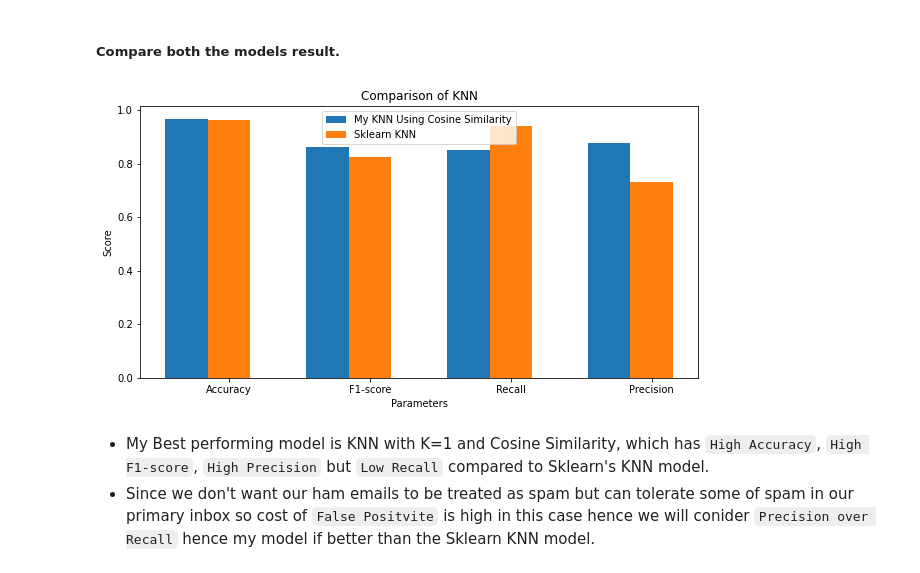
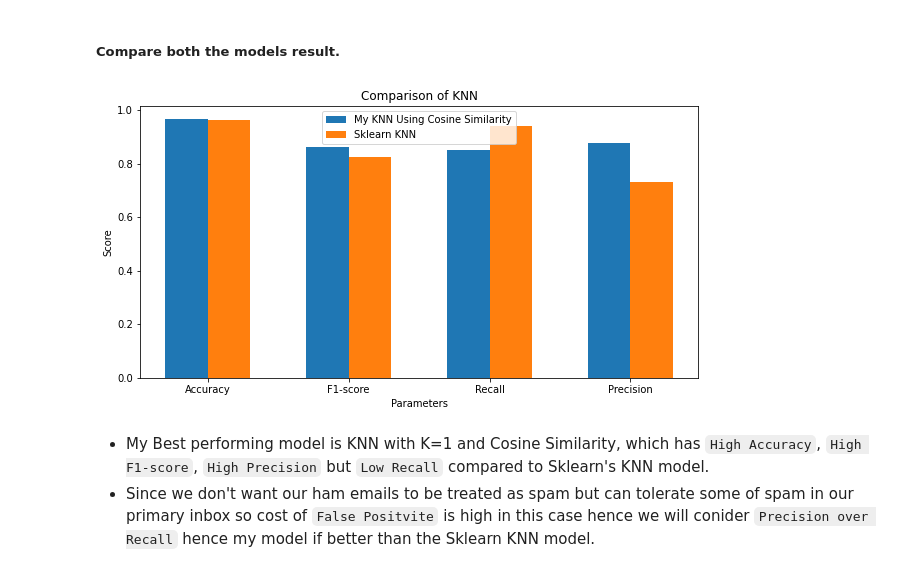
Before and after one commit to Architjain128/SMAI, a Jupyter notebook: Assignment1/rollnumber_Assignment1_Question3.ipynb, the cells around one changed output. Drawn from its saved outputs; the diff is of its cells as text; code cells hidden in the pictures.

```diff
--- a/Assignment1/rollnumber_Assignment1_Question3.ipynb
+++ b/Assignment1/rollnumber_Assignment1_Question3.ipynb
@@ -808,24 +808,24 @@ sk_knn_pr=my_precision_score(sk_knn_con)
 # %%
 X = ["Accuracy","F1-score","Recall","Precision"]
 knn= [sk_knn_acc,sk_knn_f1,sk_knn_re,sk_knn_pr]
 my_knn_cos = [cos_acc_t[k_best-1],cos_f1_t[k_best-1],cos_re_t[k_best-1],cos_pr_t[k_best-1]]
 # my_knn_ecu = [ecu_acc_t[k_best-1],ecu_f1_t[k_best-1],ecu_re_t[k_best-1],ecu_pr_t[k_best-1]]
 
 X_axis = np.arange(len(X))
 plt.figure(figsize=(10,5))
 
-plt.bar(X_axis - 0.3, my_knn_cos, 0.3, label = 'My KNN Using Cosine Similarity')
-plt.bar(X_axis + 0, knn, 0.3, label = 'Sklearn KNN')
+plt.bar(X_axis - 0.15, my_knn_cos, 0.3, label = 'My KNN Using Cosine Similarity')
+plt.bar(X_axis + 0.15, knn, 0.3, label = 'Sklearn KNN')
 # plt.bar(X_axis + 0.3, my_knn_ecu, 0.3, label = 'My KNN Using Eculidean Distance')
 
 plt.xticks(X_axis, X)
 plt.xlabel("Parameters")
 plt.ylabel("Score")
 plt.title("Comparison of KNN")
 plt.legend()
 plt.show()
 # %% [output]
-[figure, old version]
+[figure, new version]
 # %% [markdown]
 + My Best performing model is KNN with K=1 and Cosine Similarity, which has `High Accuracy`, `High F1-score`, `High Precision` but `Low Recall` compared to Sklearn's KNN model.
 +  Since we don't want our ham emails to be treated as spam but can tolerate some of spam in our primary inbox so cost of `False Positvite` is high in this case hence we will conider `Precision over Recall` hence my model if better than the Sklearn KNN model.
```
